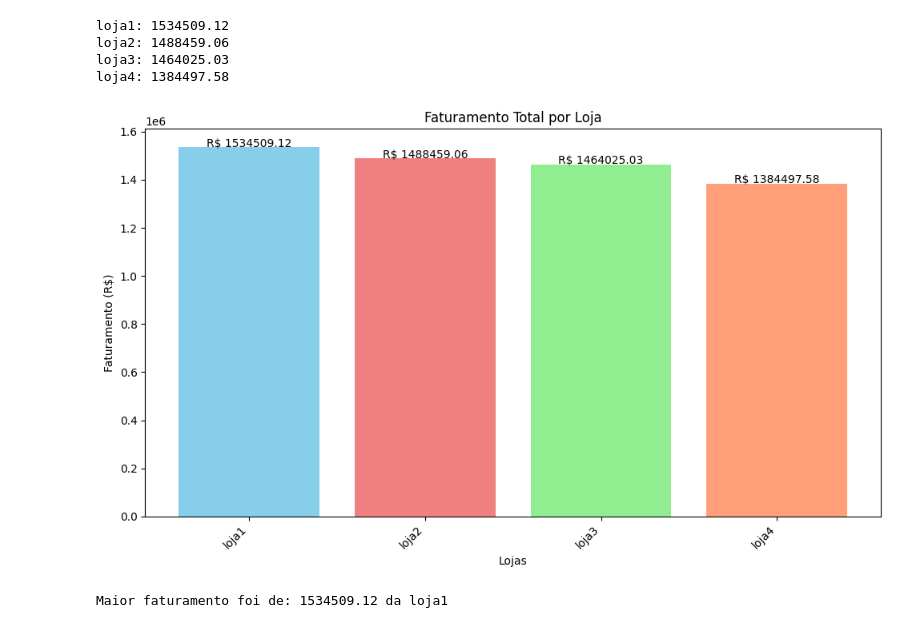
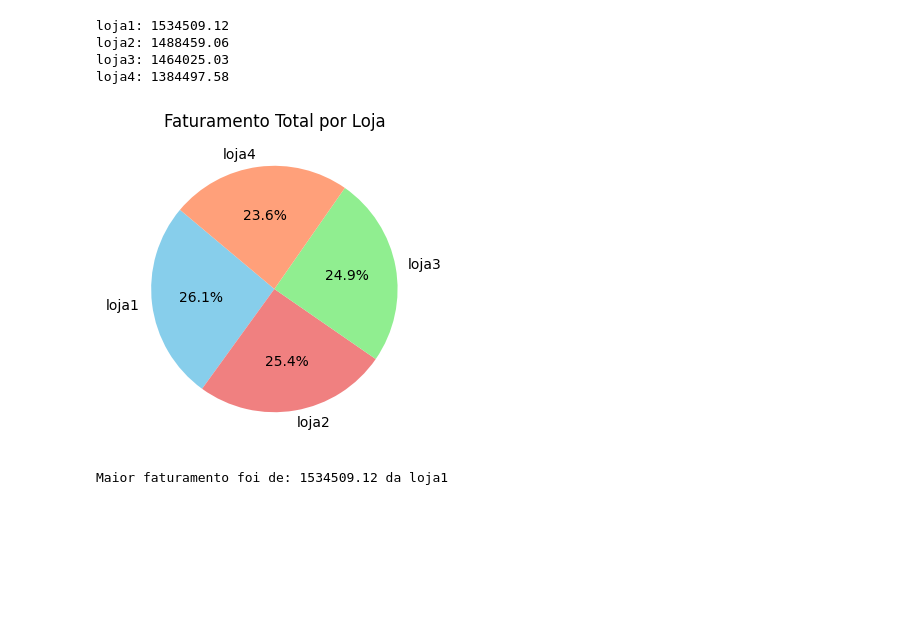
Before and after one commit to LipeSilva83/Alura_Store_BR, a Jupyter notebook: AluraStoreBr.ipynb, the cells around one changed output. Saved outputs shown, nothing was run; the diff lists cells and outputs as text; code cells hidden in the pictures; blank space fills up the shorter version.

```diff
--- a/AluraStoreBr.ipynb
+++ b/AluraStoreBr.ipynb
@@ -43,38 +43,25 @@ loja4: 1384497.58
 # %%
 import matplotlib.pyplot as plt
 
 faturamentos = {
     'loja1': 1534509.12,
     'loja2': 1488459.06,
     'loja3': 1464025.03,
     'loja4': 1384497.58,
-      }
-
+}
 
 nomes_lojas = list(faturamentos.keys())
 valores_faturamento = list(faturamentos.values())
-cores = ['skyblue', 'lightcoral', 'lightgreen', 'lightsalmon', 'lightseagreen']
+cores = ['skyblue', 'lightcoral', 'lightgreen', 'lightsalmon']
 
+plt.figure(figsize=(8, 4))
+plt.pie(valores_faturamento, labels=nomes_lojas, autopct='%1.1f%%', startangle=140, colors=cores)
 
-plt.figure(figsize=(10, 6))
-plt.bar(nomes_lojas, valores_faturamento, color=cores)
-
-plt.xlabel('Lojas')
-plt.ylabel('Faturamento (R$)')
 plt.title('Faturamento Total por Loja')
-plt.xticks(rotation=45, ha='right')
-
-
-for i, v in enumerate(valores_faturamento):
-    plt.text(i, v + 500, f'R$ {v:.2f}', ha='center')
-
-
-plt.tight_layout()
-
 
 plt.show()
 # %% [output]
-[figure, old version]
+[figure, new version]
 # %%
 maior_faturamento_loja = max(faturamentos.items(), key=lambda x: x[1])
 maior_faturamento = maior_faturamento_loja[1]
```
Also changed, not shown: parts of 4 cells of this notebook.
